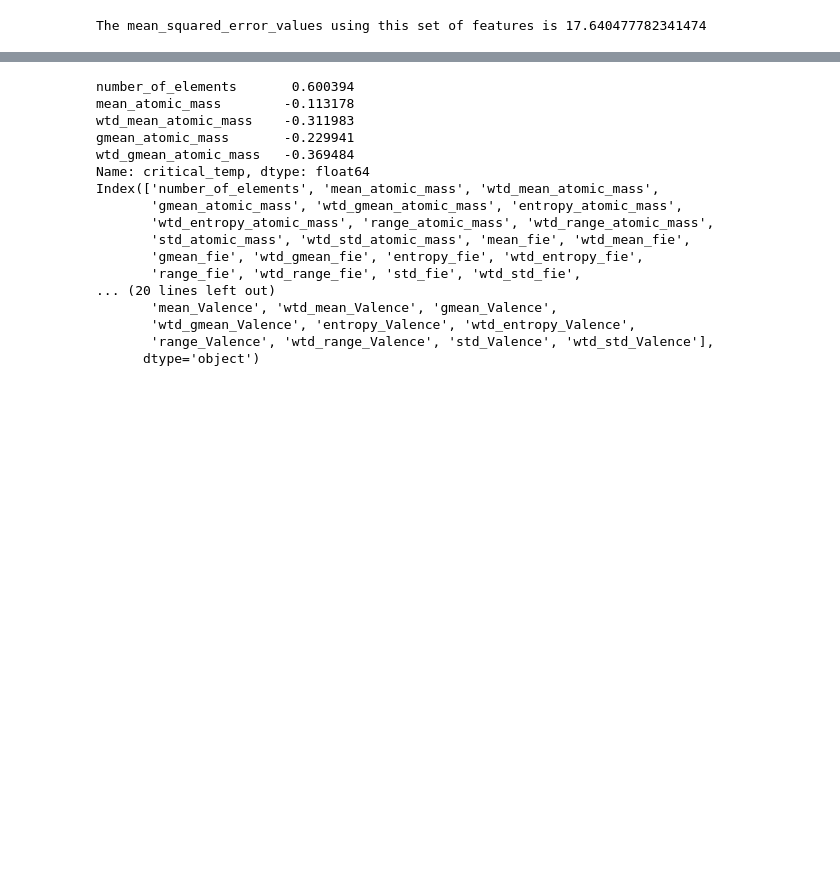
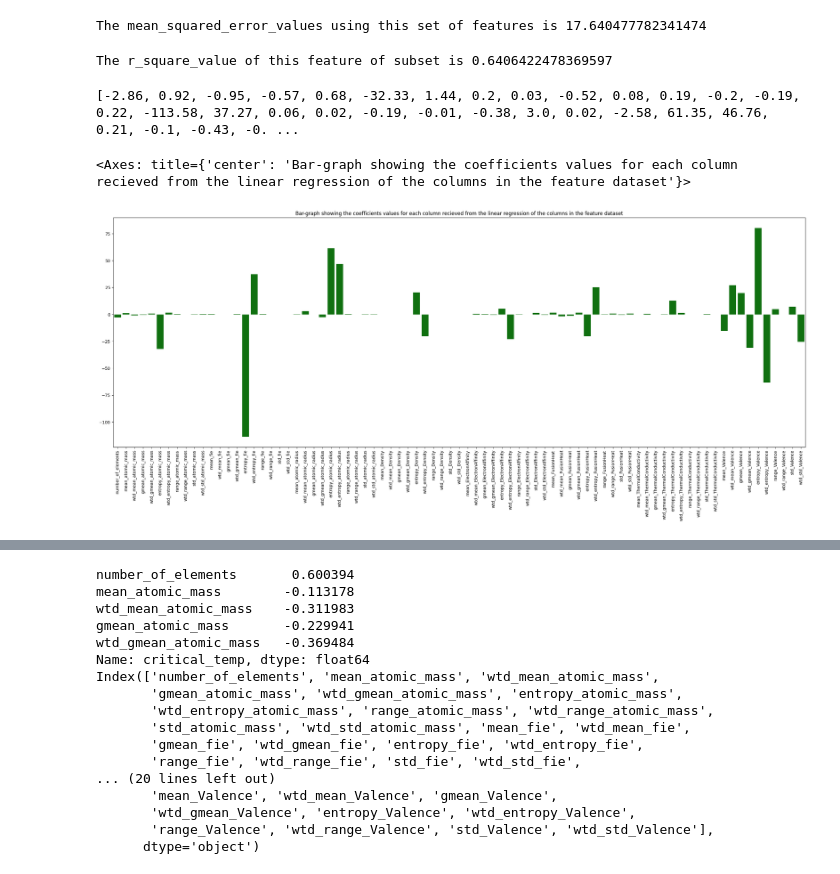
Before and after one commit to Amitejashrout99/SuperconductivityPrediction, a Jupyter notebook: InitialExploration.ipynb, the cells around one changed output, grey strips where cells are left out. Saved outputs shown, nothing was run; the diff lists cells and outputs as text; code cells hidden in the pictures; blank space fills up the shorter version.

Commit message:
Reworked the feature selection mechanism, additionally added one more classifier for feature selection. Also added Polynomial Feature Selection.

```diff
--- a/InitialExploration.ipynb
+++ b/InitialExploration.ipynb
@@ -138,3 +144,25 @@ mean_squared_error_values = metrics.mean_squared_error( linearModelPredictions,
 print( f"The mean_squared_error_values using this set of features is { mean_squared_error_values }" )
 # %% [output]
 The mean_squared_error_values using this set of features is 17.640477782341474
+# %%
+#Printing the R^2 score of the classifier
+r_square_value = metrics.r2_score( linearModelPredictions, atomic_properties_df_y_test )
+print( f"The r_square_value of this feature of subset is { r_square_value }" )
+# %% [output]
+The r_square_value of this feature of subset is 0.6406422478369597
+# %%
+#Extracting the coefficient values of the linear regression model
+coefficients_linear_regression = linearRegressionModel.coef_[0]
+coefficients_linear_regression = [ float( "{:.2f}".format( x ) ) for x in coefficients_linear_regression ]
+#Printing the coefficients of the linear regression model
+print( coefficients_linear_regression )
+#Plotting the coeffiecients in form of a bar-graph
+plt.figure( figsize = ( 30,10 ) )
+plt.title( "Bar-graph showing the coefficients values for each column recieved from the linear regression of the columns in the feature dataset" )
+plt.xticks( ticks = np.arange( 0, len( coefficients_linear_regression ), step = 1  ), labels = atomic_properties_df_feature_variables.columns.values, rotation='vertical')
+#Plotting the bar-plot
+sns.barplot( x = atomic_properties_df_feature_variables.columns.values , y = coefficients_linear_regression, color = "green" )
+# %% [output]
+[-2.86, 0.92, -0.95, -0.57, 0.68, -32.33, 1.44, 0.2, 0.03, -0.52, 0.08, 0.19, -0.2, -0.19, 0.22, -113.58, 37.27, 0.06, 0.02, -0.19, -0.01, -0.38, 3.0, 0.02, -2.58, 61.35, 46.76, 0.21, -0.1, -0.43, -0. ...
+<Axes: title={'center': 'Bar-graph showing the coefficients values for each column recieved from the linear regression of the columns in the feature dataset'}>
+[figure, added]
```
Also changed, not shown: parts of 50 cells of this notebook.
